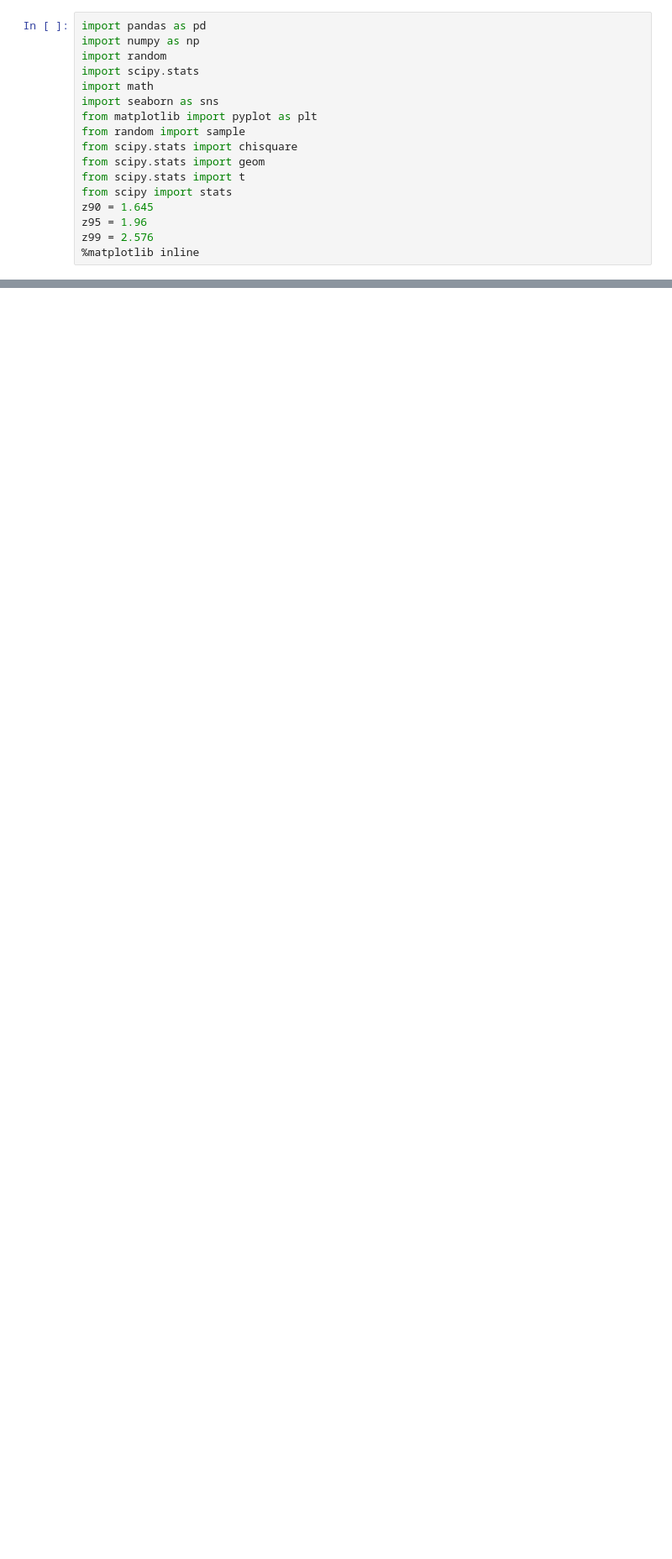
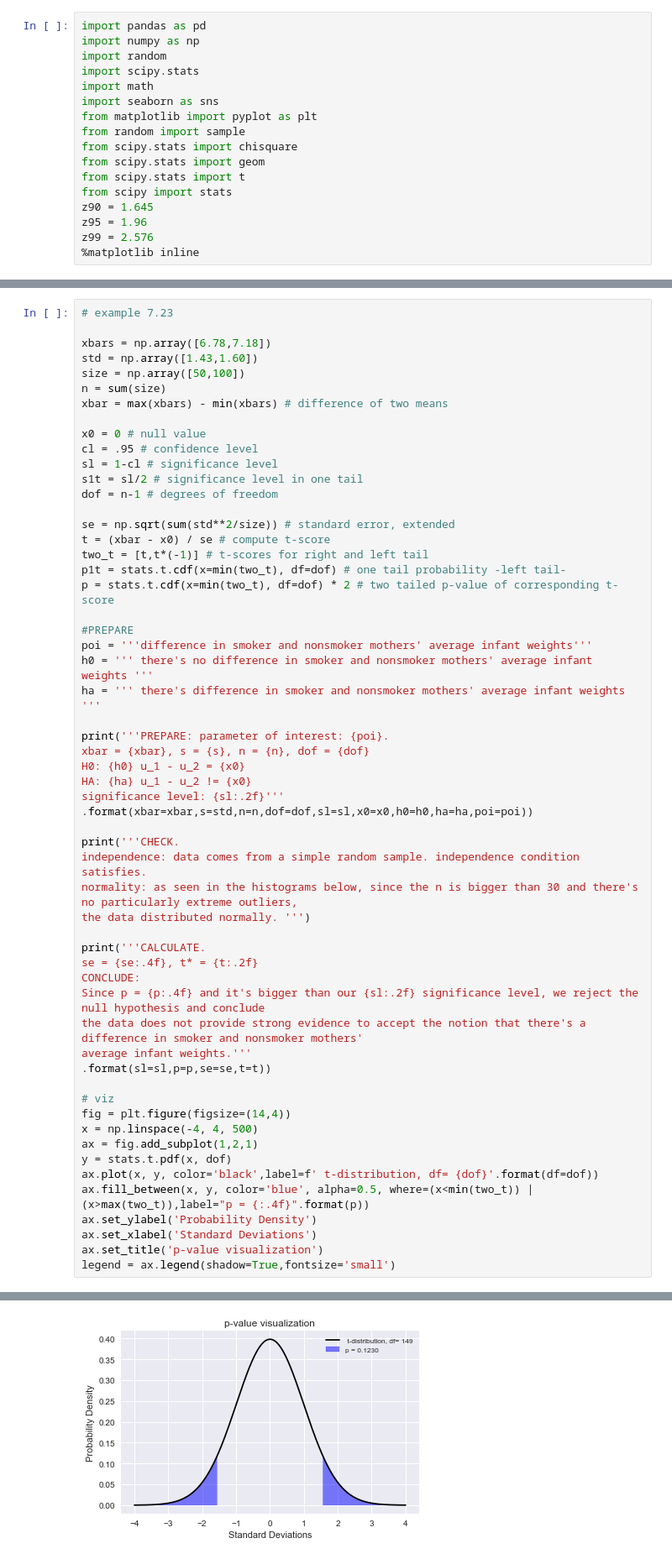
Before and after one commit to mseyhan/statistical-learning, a Jupyter notebook: chapter7_3.ipynb, the cells around one changed output, grey strips where cells are left out. Shown: that part at 84% size. Saved outputs shown, nothing was run; the diff lists cells and outputs as text; blank space fills up the shorter version.

```diff
--- a/chapter7_3.ipynb
+++ b/chapter7_3.ipynb
@@ -79,0 +83,58 @@ c) .
+# %%
+# example 7.23
+
+xbars = np.array([6.78,7.18])
+std = np.array([1.43,1.60])
+size = np.array([50,100])
+n = sum(size)
+xbar = max(xbars) - min(xbars) # difference of two means
+
+x0 = 0 # null value
+cl = .95 # confidence level
+sl = 1-cl # significance level
+s1t = sl/2 # significance level in one tail
+dof = n-1 # degrees of freedom
+
+se = np.sqrt(sum(std**2/size)) # standard error, extended
+t = (xbar - x0) / se # compute t-score
+two_t = [t,t*(-1)] # t-scores for right and left tail
+p1t = stats.t.cdf(x=min(two_t), df=dof) # one tail probability -left tail-
+p = stats.t.cdf(x=min(two_t), df=dof) * 2 # two tailed p-value of corresponding t-score
+
+#PREPARE
+poi = '''difference in smoker and nonsmoker mothers' average infant weights'''
+h0 = ''' there's no difference in smoker and nonsmoker mothers' average infant weights '''
+ha = ''' there's difference in smoker and nonsmoker mothers' average infant weights '''
+
+print('''PREPARE: parameter of interest: {poi}.
+xbar = {xbar}, s = {s}, n = {n}, dof = {dof}
+H0: {h0} u_1 - u_2 = {x0}
+HA: {ha} u_1 - u_2 != {x0}
+significance level: {sl:.2f}'''
+.format(xbar=xbar,s=std,n=n,dof=dof,sl=sl,x0=x0,h0=h0,ha=ha,poi=poi))
+
+print('''CHECK.
+independence: data comes from a simple random sample. independence condition satisfies.
+normality: as seen in the histograms below, since the n is bigger than 30 and there's no particularly extreme outliers,
+the data distributed normally. ''')
+
+print('''CALCULATE.
+se = {se:.4f}, t* = {t:.2f}
+CONCLUDE:
+Since p = {p:.4f} and it's bigger than our {sl:.2f} significance level, we reject the null hypothesis and conclude
+the data does not provide strong evidence to accept the notion that there's a difference in smoker and nonsmoker mothers'
+average infant weights.'''
+.format(sl=sl,p=p,se=se,t=t))
+
+# viz
+fig = plt.figure(figsize=(14,4))
+x = np.linspace(-4, 4, 500)
+ax = fig.add_subplot(1,2,1)
+y = stats.t.pdf(x, dof)
+ax.plot(x, y, color='black',label=f' t-distribution, df= {dof}'.format(df=dof))
+ax.fill_between(x, y, color='blue', alpha=0.5, where=(x<min(two_t)) | (x>max(two_t)),label="p = {:.4f}".format(p))
+ax.set_ylabel('Probability Density')
+ax.set_xlabel('Standard Deviations')
+ax.set_title('p-value visualization')
+legend = ax.legend(shadow=True,fontsize='small')
+# %% [output]
@@ -79,0 +156 @@ c) .
+[figure, added]
```
Also changed, not shown: parts of 7 cells of this notebook.
